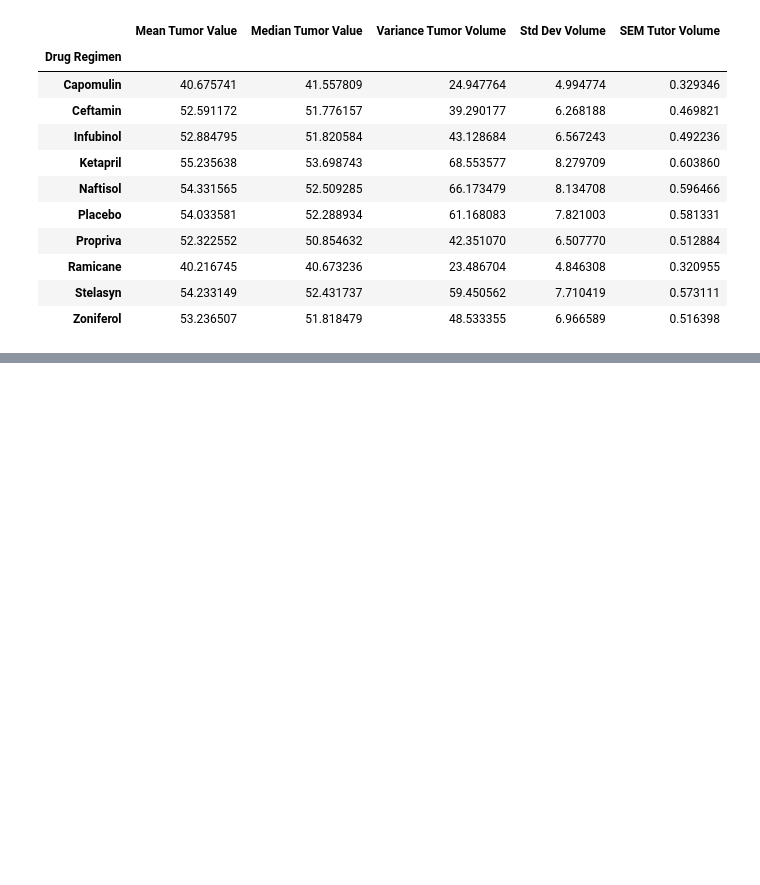
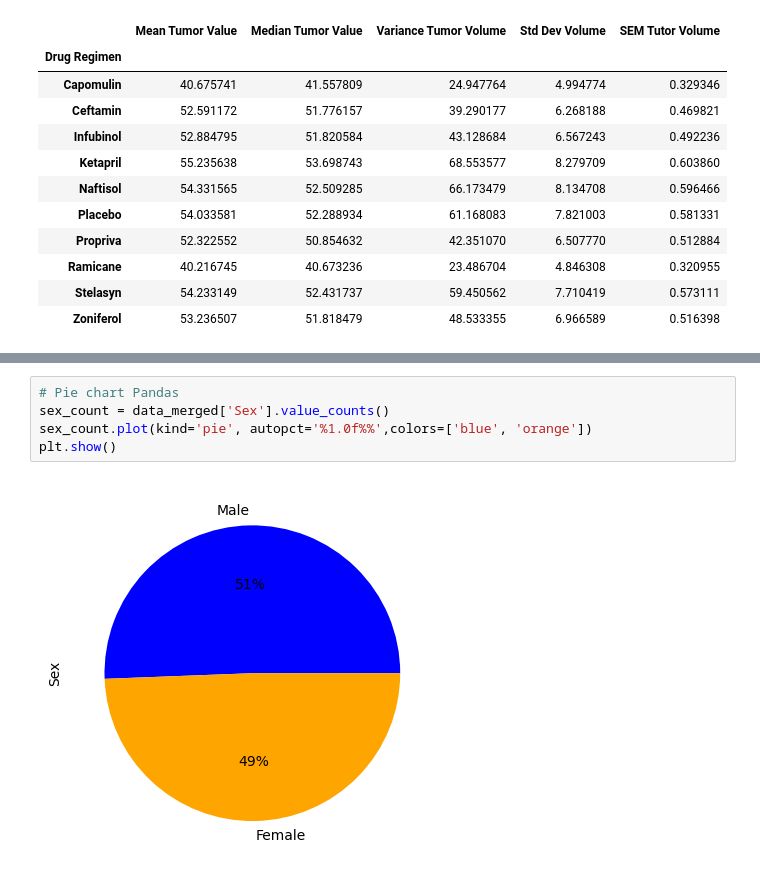
Before and after one commit to shaylahong/matplotlib-challenge, a Jupyter notebook: Pymaceuticals.ipynb, the cells around one changed output, grey strips where cells are left out. Saved outputs shown, nothing was run; the diff lists cells and outputs as text; blank space fills up the shorter version.

```diff
--- a/Pymaceuticals.ipynb
+++ b/Pymaceuticals.ipynb
@@ -125,0 +144,7 @@ summary_statistics
+# %%
+# Pie chart Pandas
+sex_count = data_merged['Sex'].value_counts()
+sex_count.plot(kind='pie', autopct='%1.0f%%',colors=['blue', 'orange'])
+plt.show()
+# %% [output]
+[figure, added]
```
Also changed, not shown: parts of 5 cells of this notebook.
